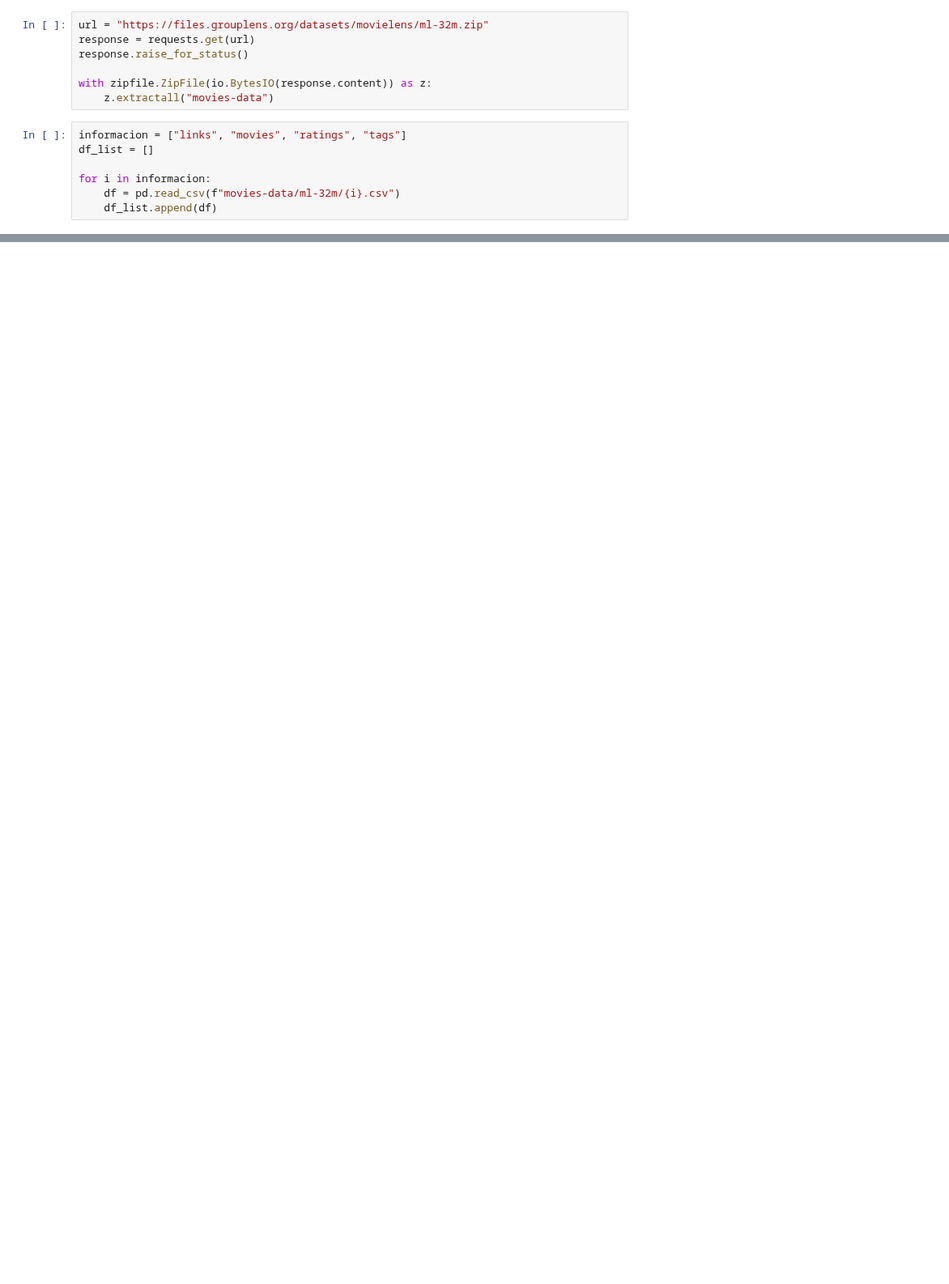
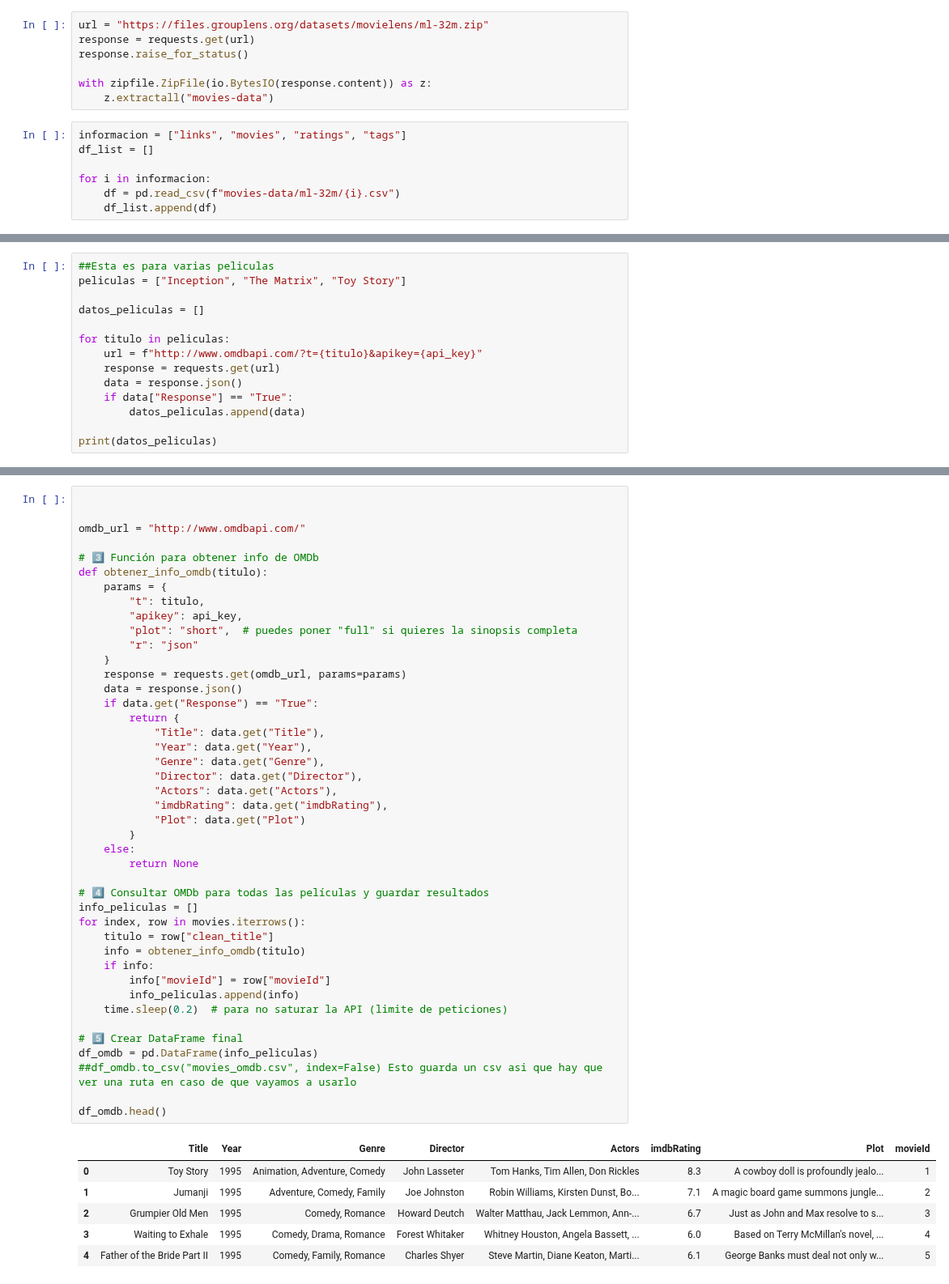
Before and after one commit to magy509/ingenieropg80.Proyecto_final_madre, a Jupyter notebook: src/datasets.ipynb, the cells around one changed output, grey strips where cells are left out. Shown at 81% size. Cells and saved outputs as stored; diff of their text form; blank space fills up the shorter version.

```diff
--- a/src/datasets.ipynb
+++ b/src/datasets.ipynb
@@ -73,0 +149,14 @@ df_list[3].head()
+# %%
+##Esta es para varias peliculas
+peliculas = ["Inception", "The Matrix", "Toy Story"]
+
+datos_peliculas = []
+
+for titulo in peliculas:
+    url = f"http://www.omdbapi.com/?t={titulo}&apikey={api_key}"
+    response = requests.get(url)
+    data = response.json()
+    if data["Response"] == "True":
+        datos_peliculas.append(data)
+
+print(datos_peliculas)
@@ -73,0 +209,50 @@ df_list[3].head()
+# %%
+
+
+omdb_url = "http://www.omdbapi.com/"
+
+# 3️⃣ Función para obtener info de OMDb
+def obtener_info_omdb(titulo):
+    params = {
+        "t": titulo,
+        "apikey": api_key,
+        "plot": "short",  # puedes poner "full" si quieres la sinopsis completa
+        "r": "json"
+    }
+    response = requests.get(omdb_url, params=params)
+    data = response.json()
+    if data.get("Response") == "True":
+        return {
+            "Title": data.get("Title"),
+            "Year": data.get("Year"),
+            "Genre": data.get("Genre"),
+            "Director": data.get("Director"),
+            "Actors": data.get("Actors"),
+            "imdbRating": data.get("imdbRating"),
+            "Plot": data.get("Plot")
+        }
+    else:
+        return None
+
+# 4️⃣ Consultar OMDb para todas las películas y guardar resultados
+info_peliculas = []
+for index, row in movies.iterrows():
+    titulo = row["clean_title"]
+    info = obtener_info_omdb(titulo)
+    if info:
+        info["movieId"] = row["movieId"]
+        info_peliculas.append(info)
+    time.sleep(0.2)  # para no saturar la API (limite de peticiones)
+
+# 5️⃣ Crear DataFrame final
+df_omdb = pd.DataFrame(info_peliculas)
+##df_omdb.to_csv("movies_omdb.csv", index=False) Esto guarda un csv asi que hay que ver una ruta en caso de que vayamos a usarlo
+
+df_omdb.head()
+# %% [output]
+|  | Title | Year | Genre | Director | Actors | imdbRating | Plot | movieId |
+| 0 | Toy Story | 1995 | Animation, Adventure, Comedy | John Lasseter | Tom Hanks, Tim Allen, Don Rickles | 8.3 | A cowboy doll is profoundly jealo... | 1 |
+| 1 | Jumanji | 1995 | Adventure, Comedy, Family | Joe Johnston | Robin Williams, Kirsten Dunst, Bo... | 7.1 | A magic board game summons jungle... | 2 |
+| 2 | Grumpier Old Men | 1995 | Comedy, Romance | Howard Deutch | Walter Matthau, Jack Lemmon, Ann-... | 6.7 | Just as John and Max resolve to s... | 3 |
+| 3 | Waiting to Exhale | 1995 | Comedy, Drama, Romance | Forest Whitaker | Whitney Houston, Angela Bassett, ... | 6.0 | Based on Terry McMillan's novel, ... | 4 |
+| 4 | Father of the Bride Part II | 1995 | Comedy, Family, Romance | Charles Shyer | Steve Martin, Diane Keaton, Marti... | 6.1 | George Banks must deal not only w... | 5 |
```
Also changed, not shown: parts of 16 cells of this notebook.
